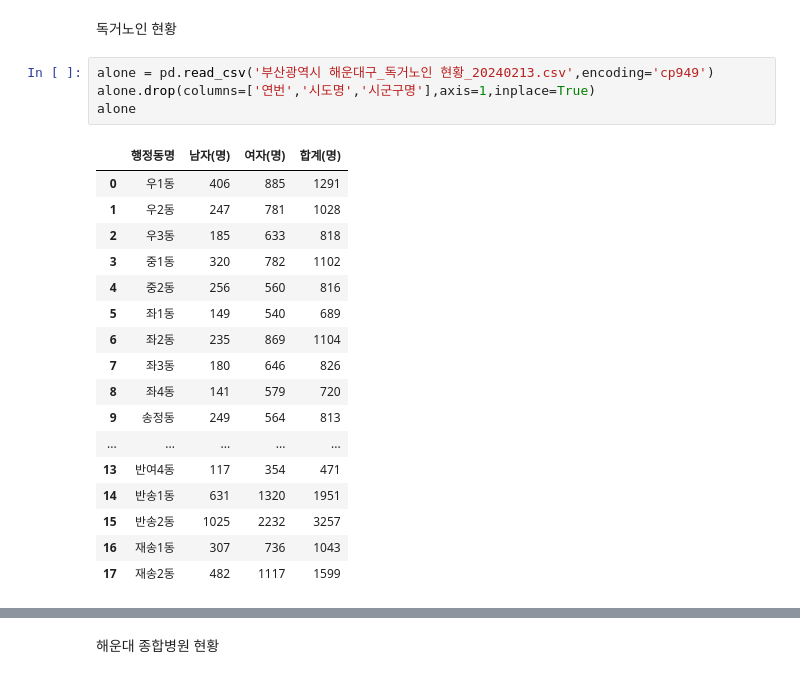
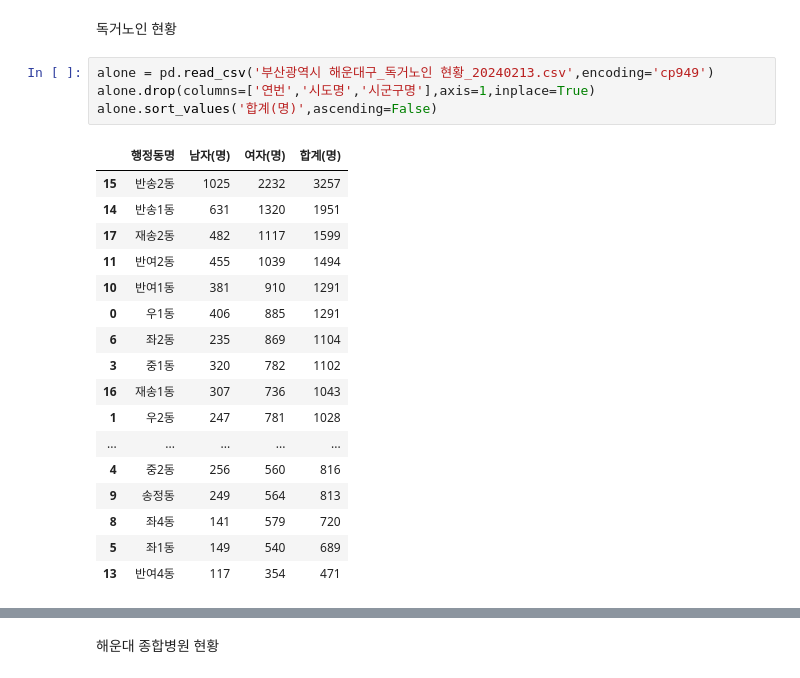
Before and after one commit to ksm1113/haeundae_bigdata, a Jupyter notebook: noin.ipynb, the cells around one changed output, grey strips where cells are left out. Saved outputs shown, nothing was run; the diff lists cells and outputs as text.

```diff
--- a/noin.ipynb
+++ b/noin.ipynb
@@ -68,22 +105,22 @@ result_df
 # %%
 alone = pd.read_csv('부산광역시 해운대구_독거노인 현황_20240213.csv',encoding='cp949')
 alone.drop(columns=['연번','시도명','시군구명'],axis=1,inplace=True)
-alone
+alone.sort_values('합계(명)',ascending=False)
 # %% [output]
 |  | 행정동명 | 남자(명) | 여자(명) | 합계(명) |
+| 15 | 반송2동 | 1025 | 2232 | 3257 |
+| 14 | 반송1동 | 631 | 1320 | 1951 |
+| 17 | 재송2동 | 482 | 1117 | 1599 |
+| 11 | 반여2동 | 455 | 1039 | 1494 |
+| 10 | 반여1동 | 381 | 910 | 1291 |
 | 0 | 우1동 | 406 | 885 | 1291 |
+| 6 | 좌2동 | 235 | 869 | 1104 |
+| 3 | 중1동 | 320 | 782 | 1102 |
+| 16 | 재송1동 | 307 | 736 | 1043 |
 | 1 | 우2동 | 247 | 781 | 1028 |
-| 2 | 우3동 | 185 | 633 | 818 |
-| 3 | 중1동 | 320 | 782 | 1102 |
+| ... | ... | ... | ... | ... |
 | 4 | 중2동 | 256 | 560 | 816 |
+| 9 | 송정동 | 249 | 564 | 813 |
+| 8 | 좌4동 | 141 | 579 | 720 |
 | 5 | 좌1동 | 149 | 540 | 689 |
-| 6 | 좌2동 | 235 | 869 | 1104 |
-| 7 | 좌3동 | 180 | 646 | 826 |
-| 8 | 좌4동 | 141 | 579 | 720 |
-| 9 | 송정동 | 249 | 564 | 813 |
-| ... | ... | ... | ... | ... |
 | 13 | 반여4동 | 117 | 354 | 471 |
-| 14 | 반송1동 | 631 | 1320 | 1951 |
-| 15 | 반송2동 | 1025 | 2232 | 3257 |
-| 16 | 재송1동 | 307 | 736 | 1043 |
-| 17 | 재송2동 | 482 | 1117 | 1599 |
```
Also changed, not shown: parts of 8 cells of this notebook, 2 other files.
